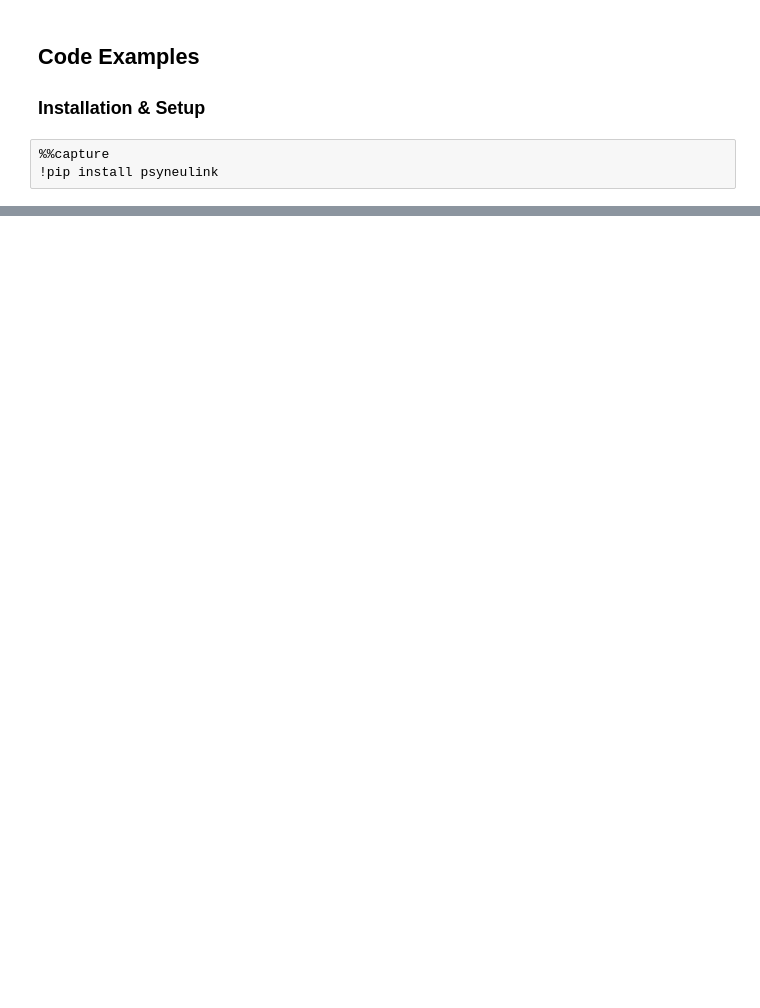
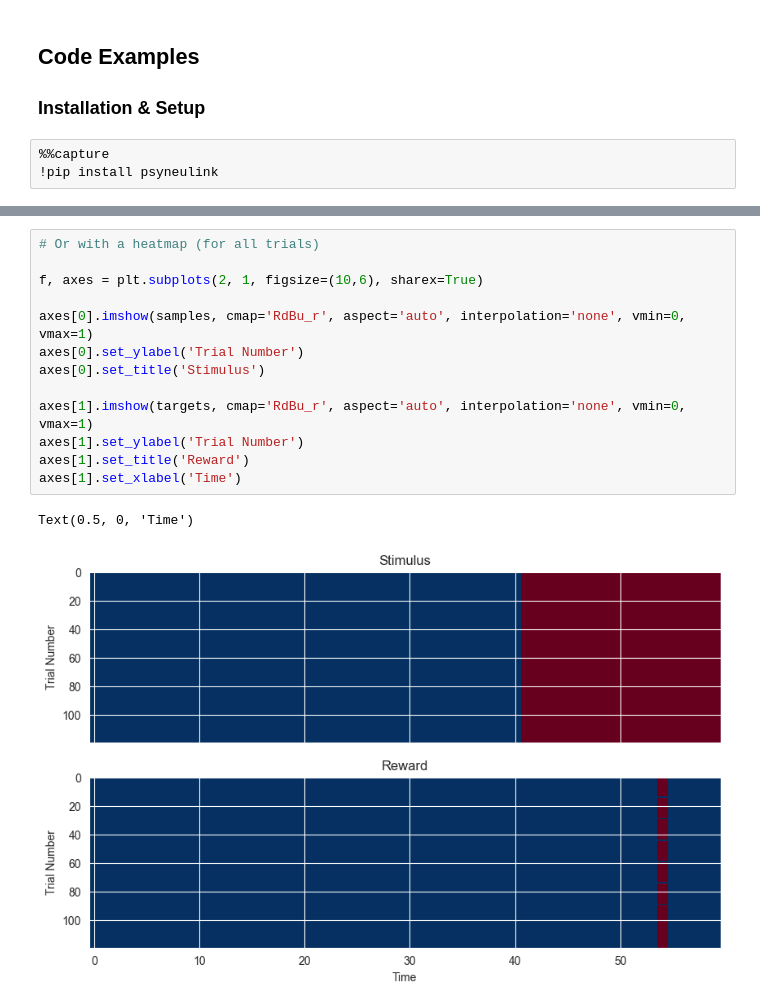
Before and after one commit to younesStrittmatter/502B, a Jupyter notebook: book/content/Reinforcement Learning/notebooks/1 Reinforcement Learning.ipynb, the cells around one changed output, grey strips where cells are left out. Saved outputs shown, nothing was run; the diff lists cells and outputs as text; blank space fills up the shorter version.

```diff
--- a/book/content/Reinforcement Learning/notebooks/1 Reinforcement Learning.ipynb
+++ b/book/content/Reinforcement Learning/notebooks/1 Reinforcement Learning.ipynb
@@ -59,0 +116,16 @@ In this lab, we will be recreating the model of mesolimbic dopamine cell activit
+# %%
+# Or with a heatmap (for all trials)
+
+f, axes = plt.subplots(2, 1, figsize=(10,6), sharex=True)
+
+axes[0].imshow(samples, cmap='RdBu_r', aspect='auto', interpolation='none', vmin=0, vmax=1)
+axes[0].set_ylabel('Trial Number')
+axes[0].set_title('Stimulus')
+
+axes[1].imshow(targets, cmap='RdBu_r', aspect='auto', interpolation='none', vmin=0, vmax=1)
+axes[1].set_ylabel('Trial Number')
+axes[1].set_title('Reward')
+axes[1].set_xlabel('Time')
+# %% [output]
+Text(0.5, 0, 'Time')
+[figure, added]
```
Also changed, not shown: parts of 16 cells of this notebook, 2 other files.
